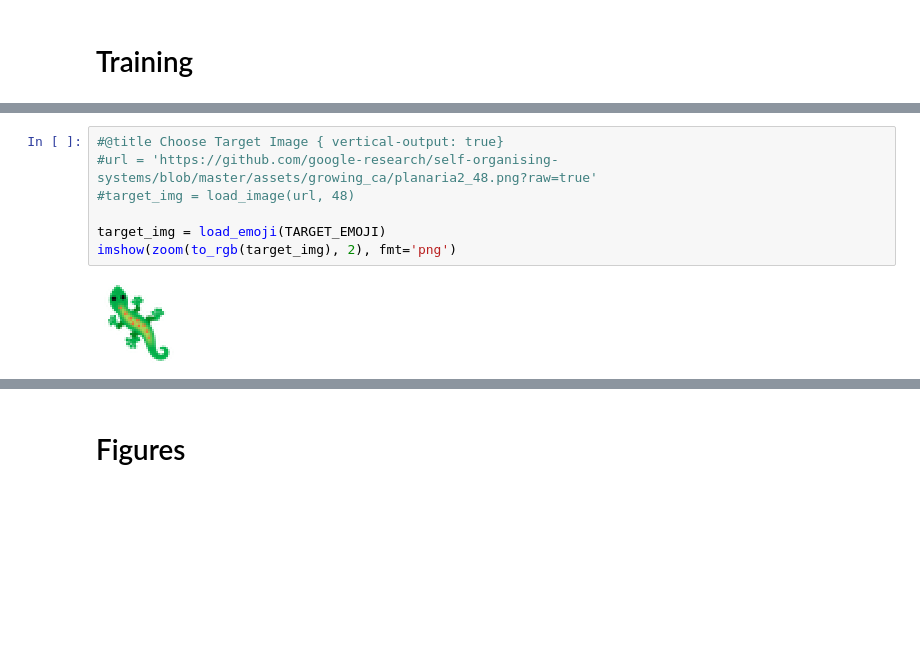
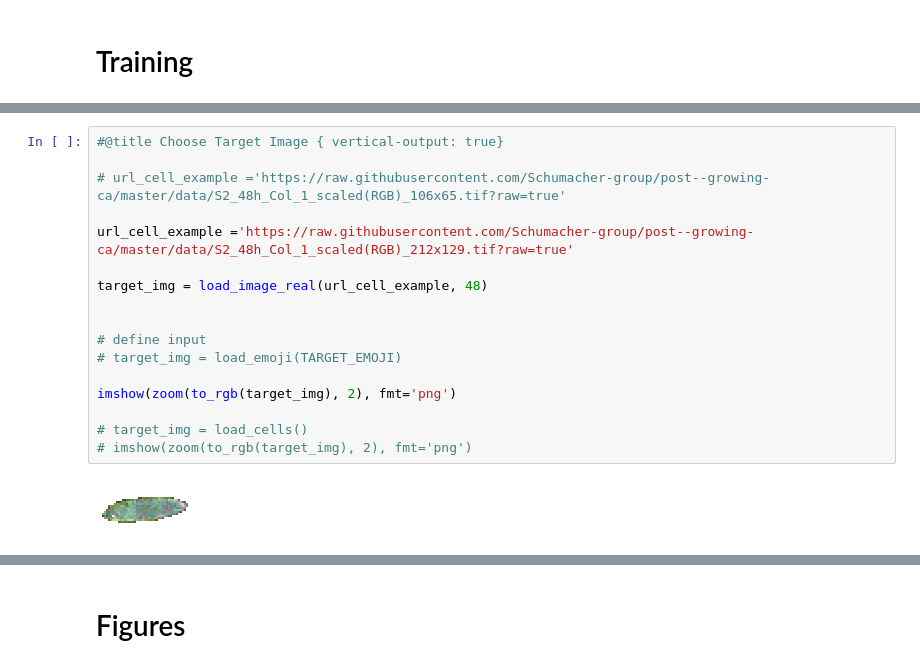
Before and after one commit to Schumacher-group/post--growing-ca, a Jupyter notebook: Growing_Neural_Cellular_Automata.ipynb, the cells around one changed output, grey strips where cells are left out. Saved outputs shown, nothing was run; the diff lists cells and outputs as text; blank space fills up the shorter version.

Commit message:
Application on mouse stem cell data (generating)

```diff
--- a/Growing_Neural_Cellular_Automata.ipynb
+++ b/Growing_Neural_Cellular_Automata.ipynb
@@ -327,13 +365,23 @@ def plot_loss(loss_log):
   pl.show()
 # %%
 #@title Choose Target Image { vertical-output: true}
-#url = 'https://github.com/google-research/self-organising-systems/blob/master/assets/growing_ca/planaria2_48.png?raw=true'
-#target_img = load_image(url, 48)
 
-target_img = load_emoji(TARGET_EMOJI)
+# url_cell_example ='https://raw.githubusercontent.com/Schumacher-group/post--growing-ca/master/data/S2_48h_Col_1_scaled(RGB)_106x65.tif?raw=true'
+
+url_cell_example ='https://raw.githubusercontent.com/Schumacher-group/post--growing-ca/master/data/S2_48h_Col_1_scaled(RGB)_212x129.tif?raw=true'
+
+target_img = load_image_real(url_cell_example, 48)
+
+
+# define input
+# target_img = load_emoji(TARGET_EMOJI)
+
 imshow(zoom(to_rgb(target_img), 2), fmt='png')
+
+# target_img = load_cells()
+# imshow(zoom(to_rgb(target_img), 2), fmt='png')
 # %% [output]
-[figure, old version]
+[figure, new version]
 # %%
 #@title Initialize Training { vertical-output: true}
 
```
Also changed, not shown: parts of 20 cells of this notebook.
